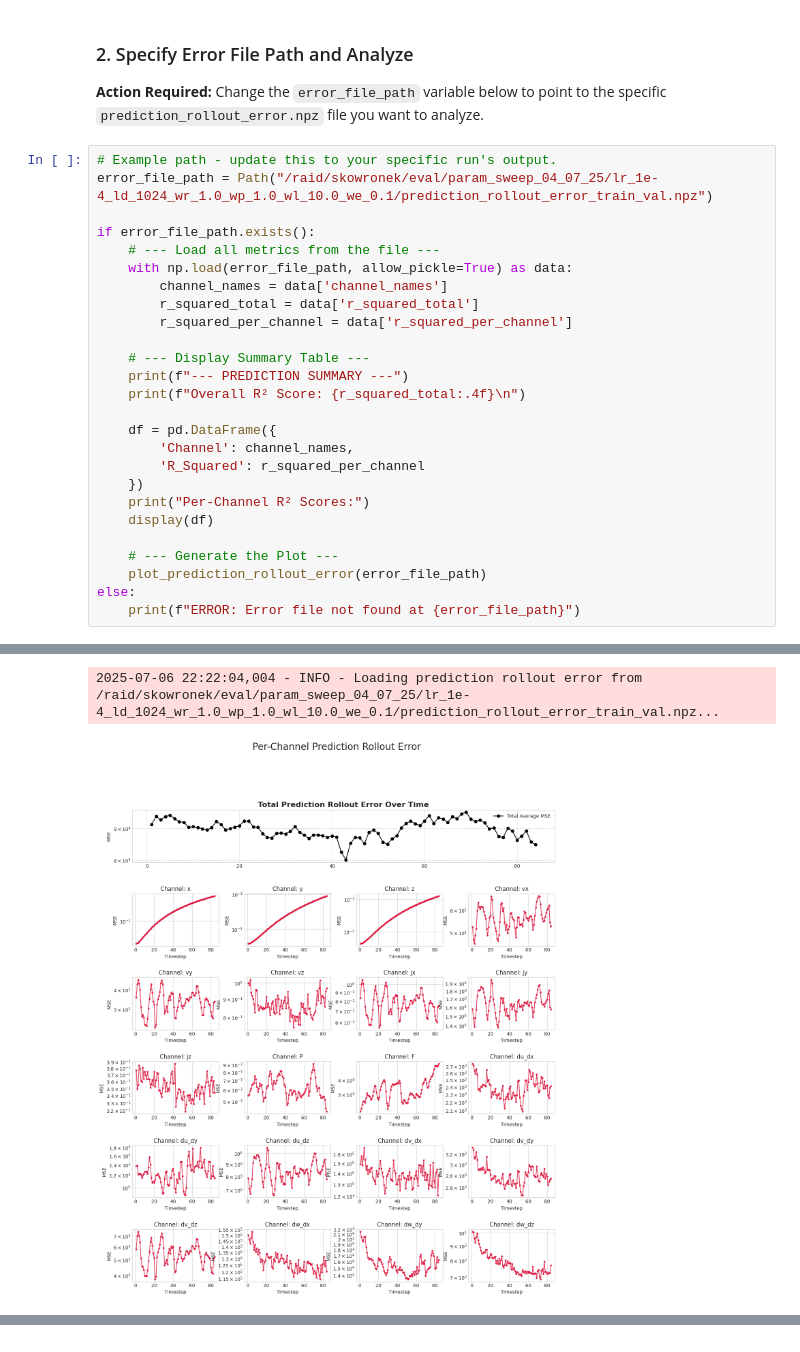
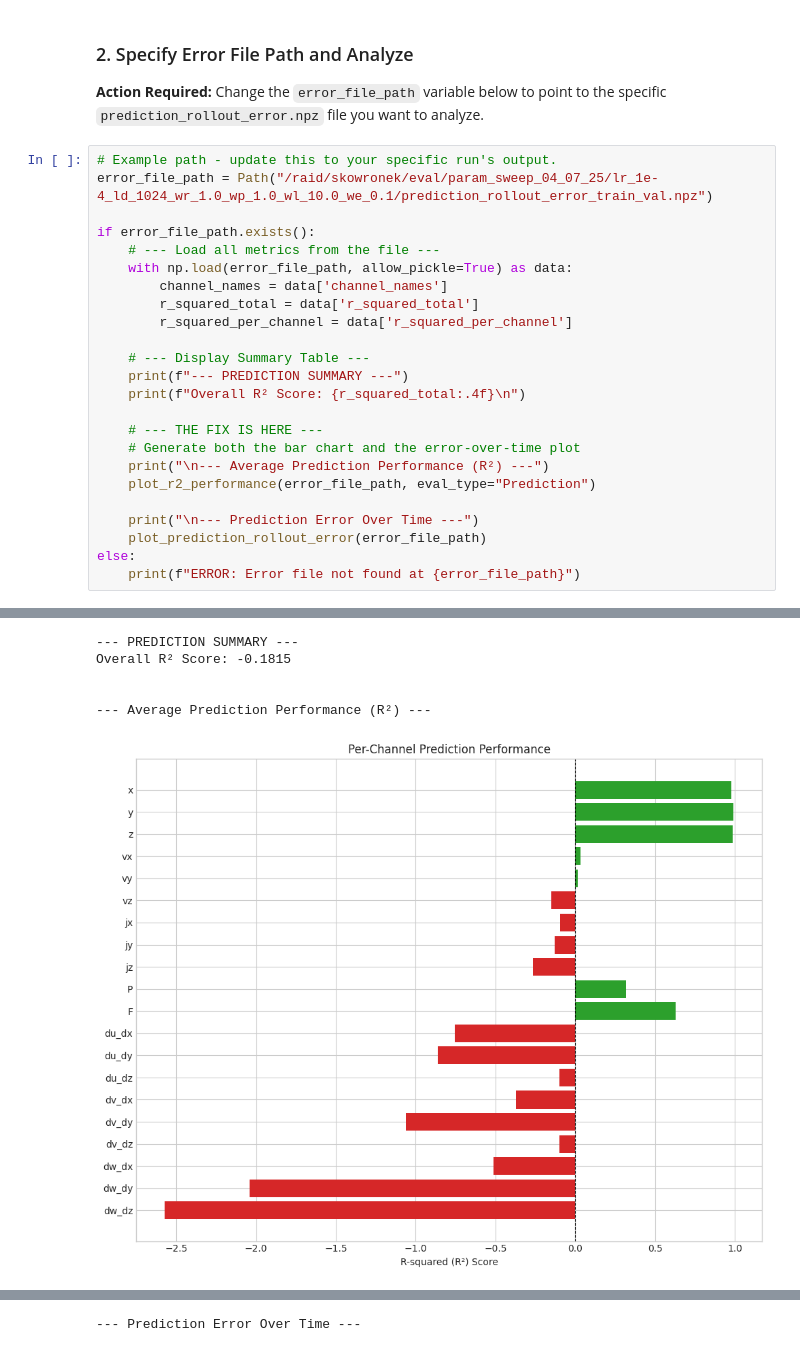
Before and after one commit to Jarato/mhd_surrogate_modelling, a Jupyter notebook: notebooks/analyze_prediction.ipynb, the cells around one changed output, grey strips where cells are left out. Cells and saved outputs as stored; diff of their text form.

```diff
--- a/notebooks/analyze_prediction.ipynb
+++ b/notebooks/analyze_prediction.ipynb
@@ -30,14 +30,12 @@ if error_file_path.exists():
     print(f"--- PREDICTION SUMMARY ---")
     print(f"Overall R² Score: {r_squared_total:.4f}\n")
 
-    df = pd.DataFrame({
-        'Channel': channel_names,
-        'R_Squared': r_squared_per_channel
-    })
-    print("Per-Channel R² Scores:")
-    display(df)
+    # --- THE FIX IS HERE ---
+    # Generate both the bar chart and the error-over-time plot
+    print("\n--- Average Prediction Performance (R²) ---")
+    plot_r2_performance(error_file_path, eval_type="Prediction")
 
-    # --- Generate the Plot ---
+    print("\n--- Prediction Error Over Time ---")
     plot_prediction_rollout_error(error_file_path)
 else:
     print(f"ERROR: Error file not found at {error_file_path}")
@@ -66,2 +44,6 @@ Per-Channel R² Scores:
-2025-07-06 22:22:04,004 - INFO - Loading prediction rollout error from /raid/skowronek/eval/param_sweep_04_07_25/lr_1e-4_ld_1024_wr_1.0_wp_1.0_wl_10.0_we_0.1/prediction_rollout_error_train_val.npz...
+--- PREDICTION SUMMARY ---
+Overall R² Score: -0.1815
+
+
+--- Average Prediction Performance (R²) ---
-[figure, old version]
+[figure, new version]
@@ -67,0 +51 @@ Per-Channel R² Scores:
+--- Prediction Error Over Time ---
```
Also changed, not shown: parts of 2 cells of this notebook, 2 other files.
